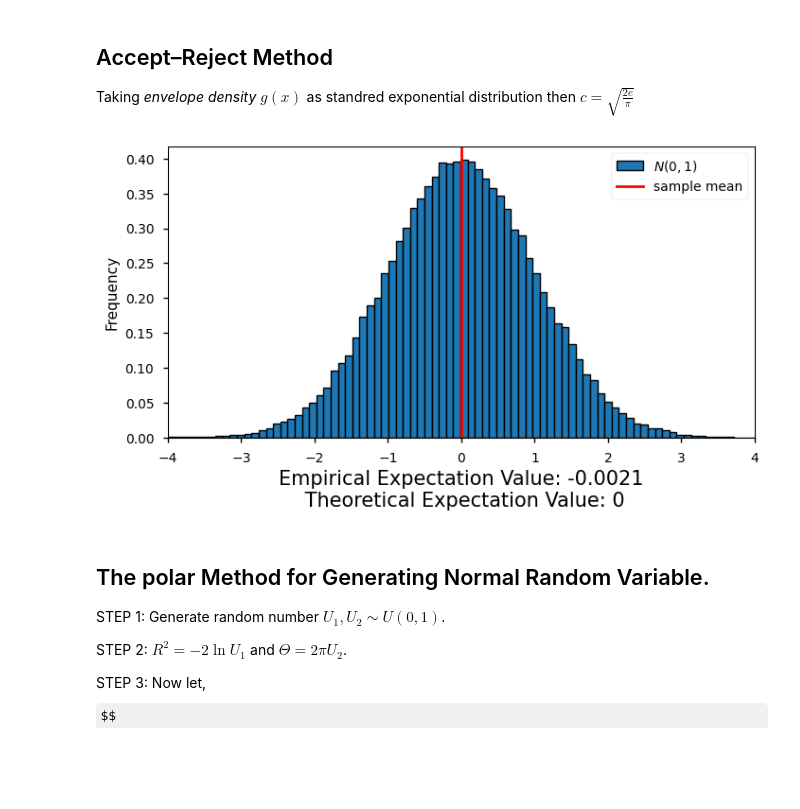
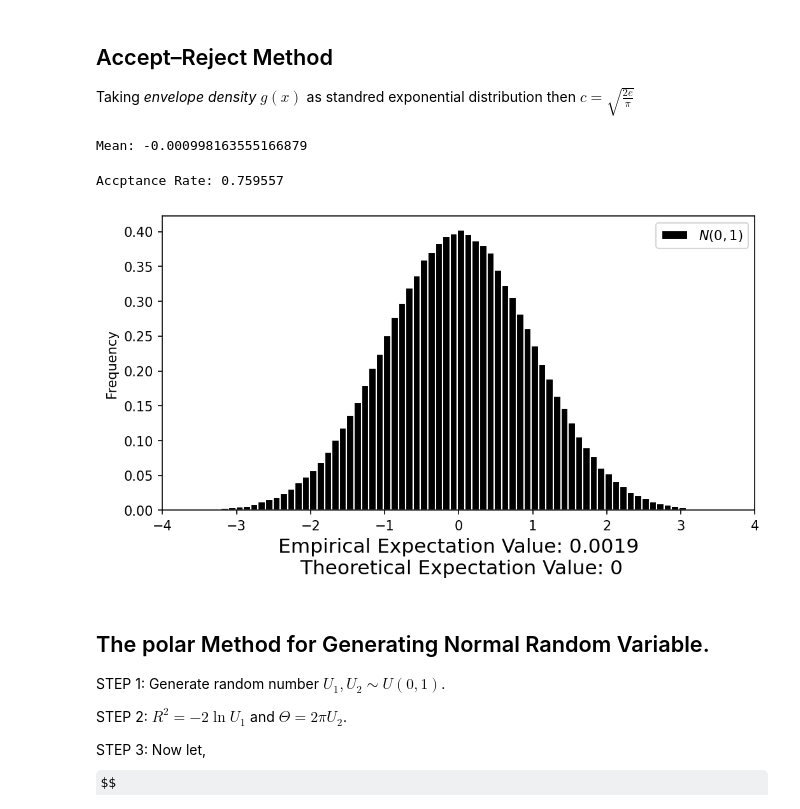
Before and after one commit to AzmainBiswas/Monte_Carlo, a Jupyter notebook: Generating Random Variable/Continuous.ipynb, the cells around one changed output. Drawn from its saved outputs; the diff is of its cells as text; code cells hidden in the pictures; some formulas as TeX source; blank space fills up the shorter version.

```diff
--- a/Generating Random Variable/Continuous.ipynb
+++ b/Generating Random Variable/Continuous.ipynb
@@ -9,3 +4,5 @@ Number_Of_Simulation = 100000
+# %%
+SAMPLE_SIZE = 1_000_000
 # %% [markdown]
 _**Proposition:**_ Let $U$ ba a $U[0,1]$ random variable. For any continuous distribution function $F$
 the random variable $X$ defined by $$X=F^{-1}(U)$$ has distribution $F$. [$F^{-1}$ is defined to be that value of $x$ such that $F(x)=u$]
@@ -140,46 +139,53 @@ $$f(x) = \frac{1}{\sqrt{2\pi}} e^{-\frac{x^2}{2}}$$
 ## Accept–Reject Method
 
 Taking *envelope density* $g(x)$ as standred exponential distribution then $c= \sqrt{\frac{2e}{\pi}}$
+# %%
+number_of_accptance = 0
+
+standard_normal_random_variables = []
+
+for _ in range(SAMPLE_SIZE):
+    uniform1 = np.random.uniform()
+    uniform2 = np.random.uniform()
+    y1 = -np.log(uniform1)
+    y2 = -np.log(uniform2)
+    if y2 >= ((y1 - 1) ** 2) / 2:
+        number_of_accptance += 1
+        if np.random.uniform() <= 0.5:
+            standard_normal_random_variables.append(y1)
+        else:
+            standard_normal_random_variables.append(-y1)
+# %%
+standard_normal_expectation = np.mean(standard_normal_random_variables)
+print(f"Mean: {standard_normal_expectation}")
+# %% [output]
+Mean: -0.000998163555166879
+# %%
+accptance_rate = number_of_accptance / SAMPLE_SIZE
+print(f"Accptance Rate: {accptance_rate}")
+# %% [output]
+Accptance Rate: 0.759557
 # %%
-def inverse_exp_cdf(y):
-    return -np.log(y)
-
-
-std_normal_rvs = []
-
-for _ in range(Number_Of_Simulation):
-    u1 = np.random.uniform()
-    u2 = np.random.uniform()
-    y1 = inverse_exp_cdf(u1)
-    y2 = inverse_exp_cdf(u2)
-    if y2 >= ((y1 - 1) ** 2) / 2:
-        if np.random.uniform() <= 1 / 2:
-            std_normal_rvs.append(y1)
-        else:
-            std_normal_rvs.append(-y1)
-
-
-plt.figure(figsize=(8, 4))
+plt.figure(figsize=(8, 4), dpi=150)
 plt.hist(
-    std_normal_rvs,
+    standard_normal_random_variables,
     linewidth=1,
     density=True,
-    # color="white",
-    edgecolor="black",
+    color="black",
+    edgecolor="white",
     bins=100,
-    label=r"$N(0,1)$"
+    label=r"$N(0,1)$",
 )
-plt.axvline(statistics.mean(std_normal_rvs), color="r", linewidth=2, label='sample mean')
 plt.xlabel(
-    f"Empirical Expectation Value: {statistics.mean(std_normal_rvs):.4f}\n Theoretical Expectation Value: 0",
+    f"Empirical Expectation Value: {standard_normal_expectation:.4f}\n Theoretical Expectation Value: 0",
     fontsize=15,
 )
-plt.ylabel('Frequency')
+plt.ylabel("Frequency")
 plt.xlim([-4, 4])
 plt.legend()
 plt.show()
 # %% [output]
-[figure, old version]
+[figure, new version]
 # %% [markdown]
 ## The polar Method for Generating Normal Random Variable.
 
```
Also changed, not shown: parts of 23 cells of this notebook, 3 other files.
